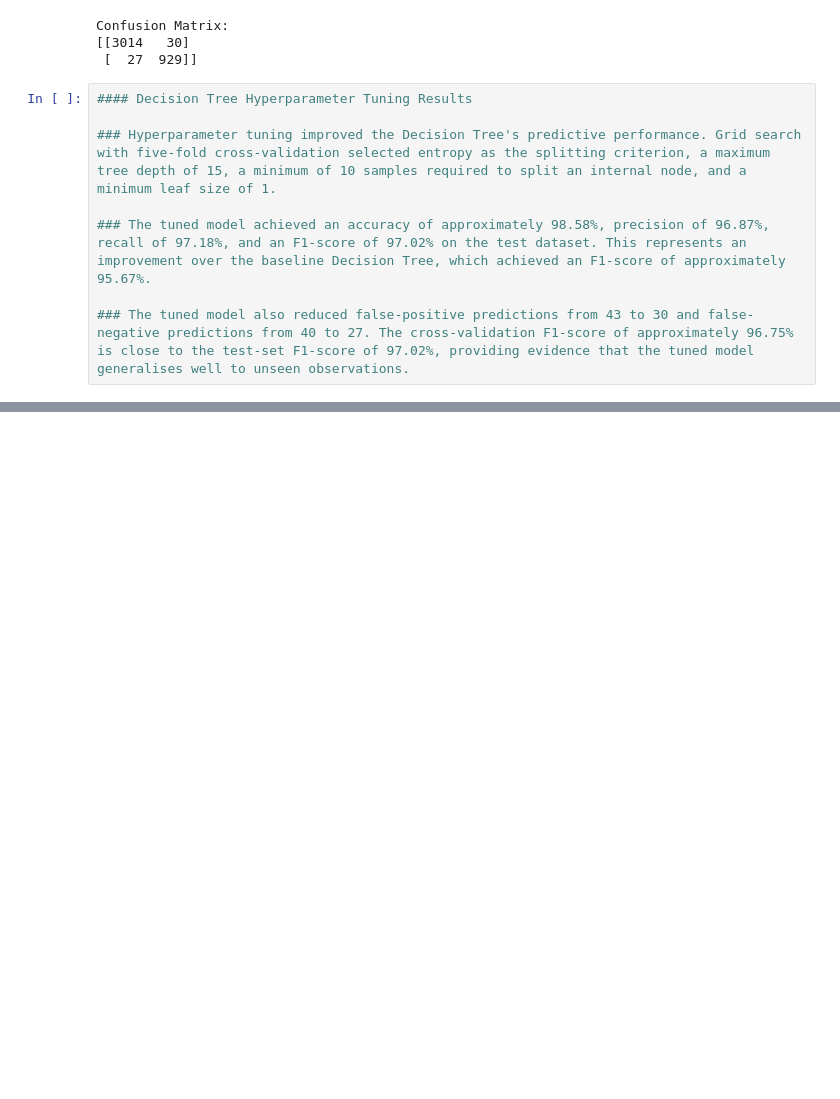
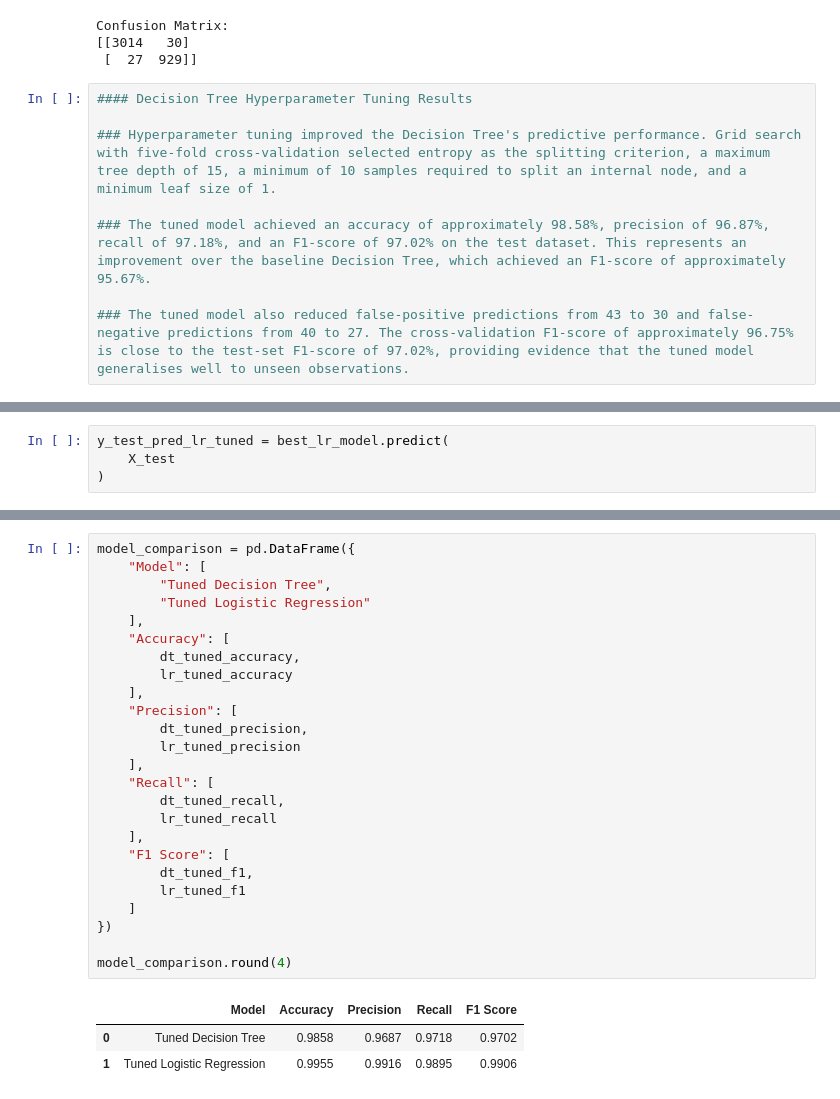
Before and after one commit to abilash3232-byte/CMP7005-PROGRAMMING-FOR-DATA-ANALYSIS, a Jupyter notebook: notebooks/CMP7005_ML.ipynb, the cells around one changed output, grey strips where cells are left out. Saved outputs shown, nothing was run; the diff lists cells and outputs as text; blank space fills up the shorter version.

```diff
--- a/notebooks/CMP7005_ML.ipynb
+++ b/notebooks/CMP7005_ML.ipynb
@@ -706,0 +927,4 @@ Confusion Matrix:
+# %%
+y_test_pred_lr_tuned = best_lr_model.predict(
+    X_test
+)
@@ -706,0 +1020,29 @@ Confusion Matrix:
+# %%
+model_comparison = pd.DataFrame({
+    "Model": [
+        "Tuned Decision Tree",
+        "Tuned Logistic Regression"
+    ],
+    "Accuracy": [
+        dt_tuned_accuracy,
+        lr_tuned_accuracy
+    ],
+    "Precision": [
+        dt_tuned_precision,
+        lr_tuned_precision
+    ],
+    "Recall": [
+        dt_tuned_recall,
+        lr_tuned_recall
+    ],
+    "F1 Score": [
+        dt_tuned_f1,
+        lr_tuned_f1
+    ]
+})
+
+model_comparison.round(4)
+# %% [output]
+|  | Model | Accuracy | Precision | Recall | F1 Score |
+| 0 | Tuned Decision Tree | 0.9858 | 0.9687 | 0.9718 | 0.9702 |
+| 1 | Tuned Logistic Regression | 0.9955 | 0.9916 | 0.9895 | 0.9906 |
```
Also changed, not shown: parts of 30 cells of this notebook, 1 other file.
